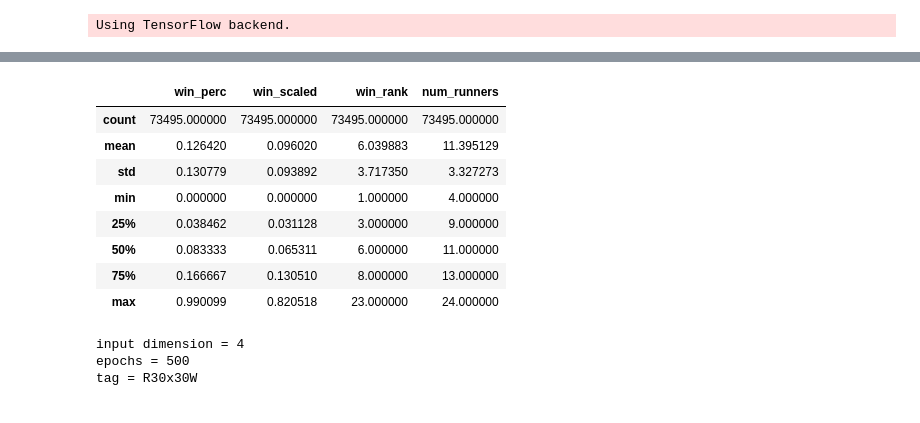
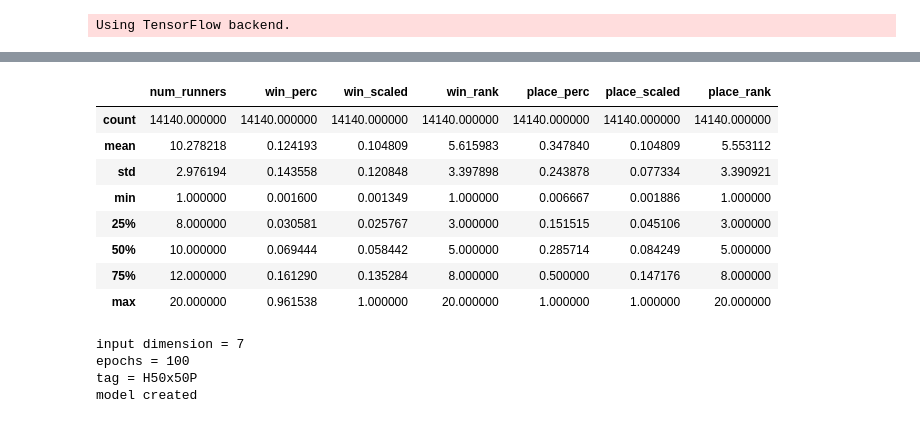
Before and after one commit to Tjorriemorrie/tabby, a Jupyter notebook: each_way/v2/Keras Training.ipynb, the cells around one changed output, grey strips where cells are left out. Saved outputs shown, nothing was run; the diff lists cells and outputs as text; code cells hidden in the pictures.

```diff
--- a/each_way/v2/Keras Training.ipynb
+++ b/each_way/v2/Keras Training.ipynb
@@ -189,44 +116,56 @@ Name: num_runners, dtype: float64
-# %%
-X = pd.concat([xp, xs, xr, xn], axis=1)
-X.describe()
-# sns.pairplot(pd.concat([X, Y], axis=1))
-# %% [output]
-|  | win_perc | win_scaled | win_rank | num_runners |
-| count | 73495.000000 | 73495.000000 | 73495.000000 | 73495.000000 |
-| mean | 0.126420 | 0.096020 | 6.039883 | 11.395129 |
-| std | 0.130779 | 0.093892 | 3.717350 | 3.327273 |
-| min | 0.000000 | 0.000000 | 1.000000 | 4.000000 |
-| 25% | 0.038462 | 0.031128 | 3.000000 | 9.000000 |
-| 50% | 0.083333 | 0.065311 | 6.000000 | 11.000000 |
-| 75% | 0.166667 | 0.130510 | 8.000000 | 13.000000 |
-| max | 0.990099 | 0.820518 | 23.000000 | 24.000000 |
+# %%
+xn = data['num_runners']
+xwp = data['win_perc']
+xws = data['win_scaled']
+xwr = data['win_rank']
+xpp = data['place_perc']
+xps = data['place_scaled']
+xpr = data['place_rank']
+X = pd.concat([xn, xwp, xws, xwr, xpp, xps, xpr], axis=1)
+X.describe()
+# %% [output]
+|  | num_runners | win_perc | win_scaled | win_rank | place_perc | place_scaled | place_rank |
+| count | 14140.000000 | 14140.000000 | 14140.000000 | 14140.000000 | 14140.000000 | 14140.000000 | 14140.000000 |
+| mean | 10.278218 | 0.124193 | 0.104809 | 5.615983 | 0.347840 | 0.104809 | 5.553112 |
+| std | 2.976194 | 0.143558 | 0.120848 | 3.397898 | 0.243878 | 0.077334 | 3.390921 |
+| min | 1.000000 | 0.001600 | 0.001349 | 1.000000 | 0.006667 | 0.001886 | 1.000000 |
+| 25% | 8.000000 | 0.030581 | 0.025767 | 3.000000 | 0.151515 | 0.045106 | 3.000000 |
+| 50% | 10.000000 | 0.069444 | 0.058442 | 5.000000 | 0.285714 | 0.084249 | 5.000000 |
+| 75% | 12.000000 | 0.161290 | 0.135284 | 8.000000 | 0.500000 | 0.147176 | 8.000000 |
+| max | 20.000000 | 0.961538 | 1.000000 | 20.000000 | 1.000000 | 1.000000 | 20.000000 |
 # %%
 # For a single-input model with 2 classes (binary classification):
 
 n = len(X.columns)
 print('input dimension = {}'.format(n))
 
-epochs = 250
+epochs = 100
 print('epochs = {}'.format(epochs))
 
-tag = '{}30x30{}'.format(category, bet_type)
+layer_1 = 50
+layer_2 = 50
+
+tag = '{}{}x{}{}'.format(category, layer_1, layer_2, bet_type)
 print('tag = {}'.format(tag))
-file_name = '/Users/jaco/code/tabby/models/{}.h5'.format(tag)
+file_name = '/Users/jaco/code/tabby/each_way/{}/models/{}.h5'.format(version, tag)
 
 try:
     model = load_model(file_name)
+    print('model loaded')
 except OSError:
     model = Sequential()
-    model.add(Dense(30, activation='relu', input_dim=n))
-    model.add(Dense(30, activation='relu'))
+    model.add(Dense(layer_1, activation='relu', input_dim=n))
+    model.add(Dense(layer_2, activation='relu'))
     model.add(Dense(1, activation='sigmoid'))
     model.compile(optimizer='adam',
                   loss='binary_crossentropy',
                   metrics=['accuracy'])
+    print('model created')
 # %% [output]
-input dimension = 4
-epochs = 500
-tag = R30x30W
+input dimension = 7
+epochs = 100
+tag = H50x50P
+model created
 # %%
 # Train the model, iterating on the data in batches of 32 samples
 tqdm = TQDMNotebookCallback()
```
Also changed, not shown: parts of 12 cells of this notebook, 21 other files.
